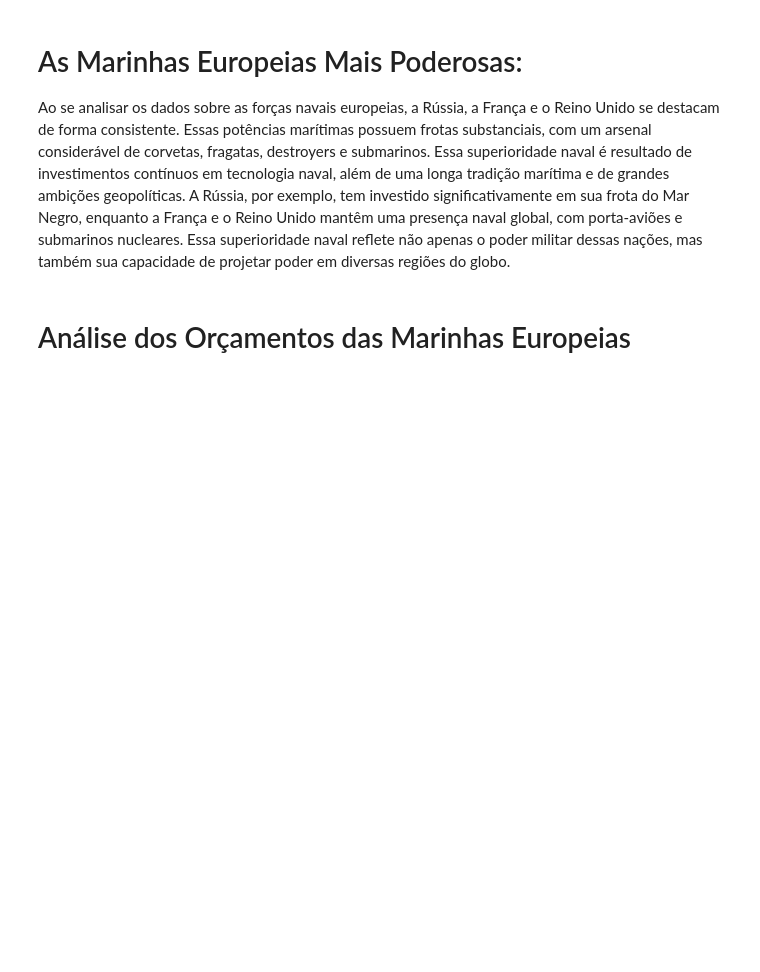
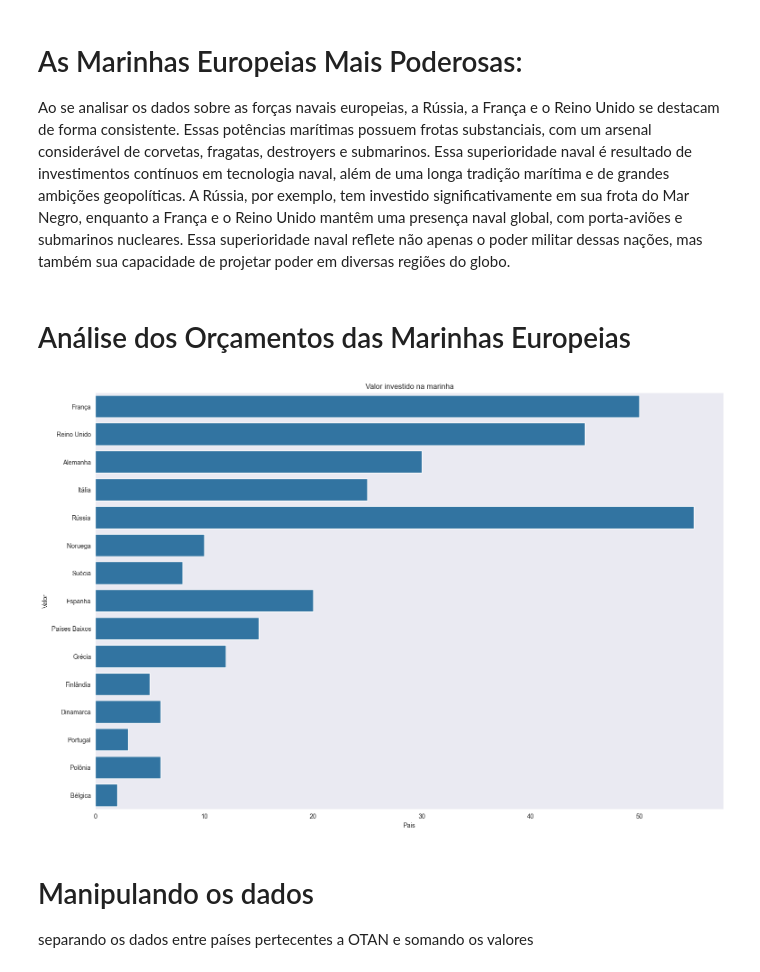
Before and after one commit to Samuelsilvestre/analytics_war, a Jupyter notebook: analttics/analytics_navy.ipynb, the cells around one changed output. Saved outputs shown, nothing was run; the diff lists cells and outputs as text; code cells hidden in the pictures; blank space fills up the shorter version.

```diff
--- a/analttics/analytics_navy.ipynb
+++ b/analttics/analytics_navy.ipynb
@@ -80,3 +79,15 @@ Text(0, 0.5, 'Pais')
 Ao se analisar os dados sobre as forças navais europeias, a Rússia, a França e o Reino Unido se destacam de forma consistente. Essas potências marítimas possuem frotas substanciais, com um arsenal considerável de corvetas, fragatas, destroyers e submarinos. Essa superioridade naval é resultado de investimentos contínuos em tecnologia naval, além de uma longa tradição marítima e de grandes ambições geopolíticas. A Rússia, por exemplo, tem investido significativamente em sua frota do Mar Negro, enquanto a França e o Reino Unido mantêm uma presença naval global, com porta-aviões e submarinos nucleares. Essa superioridade naval reflete não apenas o poder militar dessas nações, mas também sua capacidade de projetar poder em diversas regiões do globo.
 # %% [markdown]
 # Análise dos Orçamentos das Marinhas Europeias
+# %%
+sns.set_style('dark')
+plt.figure(figsize=(18,12))
+plt.title('Valor investido na marinha')
+sns.barplot(data=df, x='Orçamento_Marinha', y='País', orient='h')
+plt.xlabel('Pais')
+plt.ylabel('Valor');
+# %% [output]
+[figure, added]
+# %% [markdown]
+# Manipulando os dados
+separando os dados entre países pertecentes a OTAN e somando os valores
```
Also changed, not shown: parts of 3 cells of this notebook, 1 other file.
